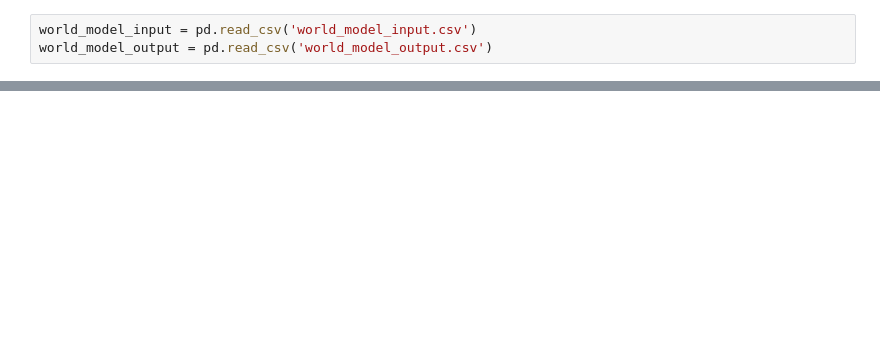
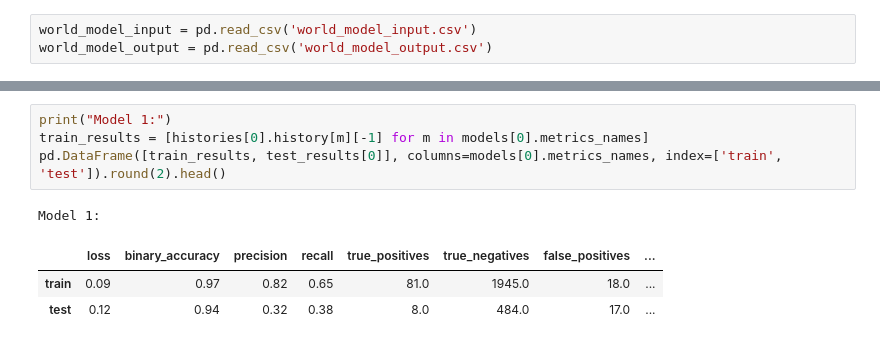
Before and after one commit to ethanharvey98/LLCPS, a Jupyter notebook: world_model.ipynb, the cells around one changed output, grey strips where cells are left out. Cells and saved outputs as stored; diff of their text form; blank space fills up the shorter version.

```diff
--- a/world_model.ipynb
+++ b/world_model.ipynb
@@ -82,0 +87,9 @@ mean_squared_error(y_test, model.predict(x_test))
+# %%
+print("Model 1:")
+train_results = [histories[0].history[m][-1] for m in models[0].metrics_names]
+pd.DataFrame([train_results, test_results[0]], columns=models[0].metrics_names, index=['train', 'test']).round(2).head()
+# %% [output]
+Model 1:
+|  | loss | binary_accuracy | precision | recall | true_positives | true_negatives | false_positives | ... |
+| train | 0.09 | 0.97 | 0.82 | 0.65 | 81.0 | 1945.0 | 18.0 | ... |
+| test | 0.12 | 0.94 | 0.32 | 0.38 | 8.0 | 484.0 | 17.0 | ... |
```
Also changed, not shown: parts of 20 cells of this notebook, 3 other files.
